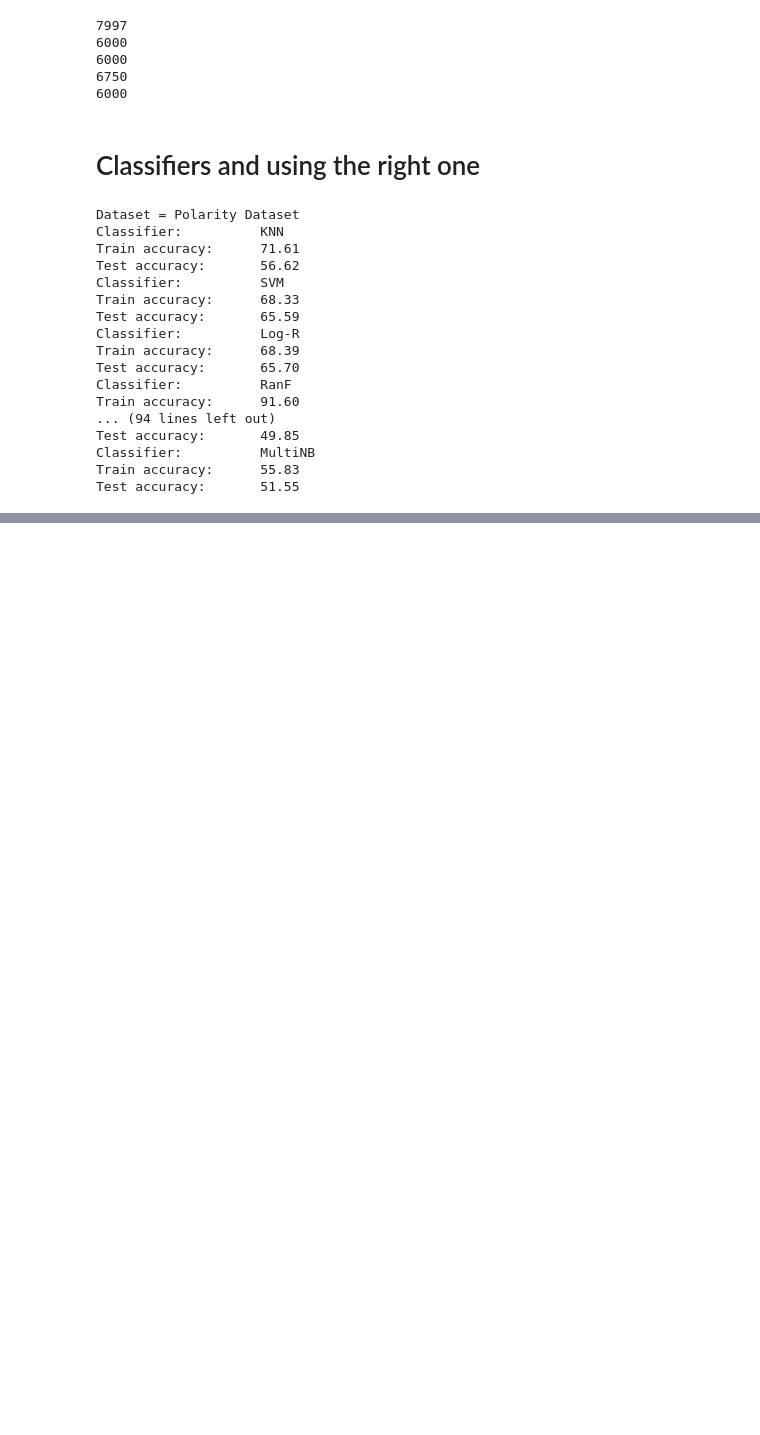
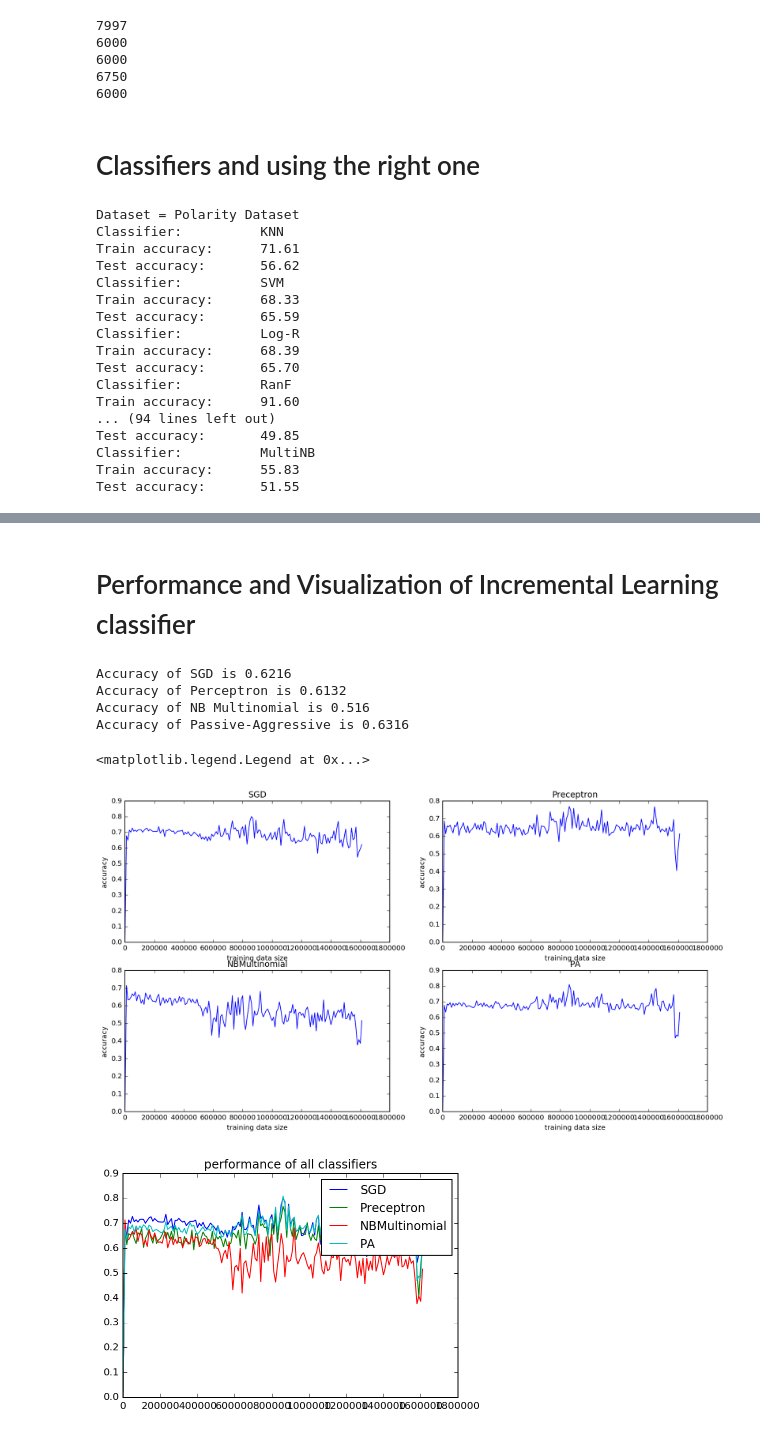
Before and after one commit to meryemwehbe/NTDS_Project, a Jupyter notebook: myProject.ipynb, the cells around one changed output, grey strips where cells are left out. Drawn from its saved outputs; the diff is of its cells as text; code cells hidden in the pictures; blank space fills up the shorter version.

Commit message:
working incremental learning

```diff
--- a/myProject.ipynb
+++ b/myProject.ipynb
@@ -807,0 +786,46 @@ KeyboardInterrupt:
+# %% [markdown]
+# Performance and Visualization of Incremental Learning classifier
+# %%
+#Performance of the classifiers
+print("Accuracy of SGD is {}".format(cls_stats['SGD']['accuracy']) )
+print("Accuracy of Perceptron is {}".format(cls_stats['Perceptron']['accuracy']) )
+print("Accuracy of NB Multinomial is {}".format(cls_stats['NB Multinomial']['accuracy']) )
+print("Accuracy of Passive-Aggressive is {}".format(cls_stats['Passive-Aggressive']['accuracy']) )
+# %% [output]
+Accuracy of SGD is 0.6216
+Accuracy of Perceptron is 0.6132
+Accuracy of NB Multinomial is 0.516
+Accuracy of Passive-Aggressive is 0.6316
+# %%
+#Visualization of performance throughout learning process
+accuracies_SGD = [x[0] for x in cls_stats['SGD']['accuracy_history']]
+train_SGD = [x[1] for x in cls_stats['SGD']['accuracy_history']]
+accuracies_Perceptron = [x[0] for x in cls_stats['Perceptron']['accuracy_history']]
+train_Perceptron = [x[1] for x in cls_stats['Perceptron']['accuracy_history']]
+accuracies_NBMultinomial = [x[0] for x in cls_stats['NB Multinomial']['accuracy_history']]
+train_NBMultinomial = [x[1] for x in cls_stats['NB Multinomial']['accuracy_history']]
+accuracies_Passive_Aggressive = [x[0] for x in cls_stats['Passive-Aggressive']['accuracy_history']]
+train_Passive_Aggressive = [x[1] for x in cls_stats['Passive-Aggressive']['accuracy_history']]
+
+
+
+accuracies=[accuracies_SGD,accuracies_Perceptron,accuracies_NBMultinomial,accuracies_Passive_Aggressive]
+train=[train_SGD,train_Perceptron,train_NBMultinomial,train_Passive_Aggressive]
+
+n = 4
+fig, axes = plt.subplots(2,2, squeeze=True, figsize=(15, 8))
+for i in range(n):
+    axes[i//2,i%2].plot(train[i],accuracies[i])
+    axes[i//2,i%2].set_title(titles[i])
+    axes[i//2,i%2].set_ylabel("accuracy")
+    axes[i//2,i%2].set_xlabel("training data size")
+
+plt.figure()
+plt.plot(train_SGD,accuracies_SGD,train_Perceptron,accuracies_Perceptron, train_NBMultinomial,accuracies_NBMultinomial
+         ,train_Passive_Aggressive,accuracies_Passive_Aggressive)
+plt.title("performance of all classifiers")
+plt.legend(titles)
+# %% [output]
+<matplotlib.legend.Legend at 0x...>
+[figure, added]
+[figure, added]
```
Also changed, not shown: parts of 11 cells of this notebook.
